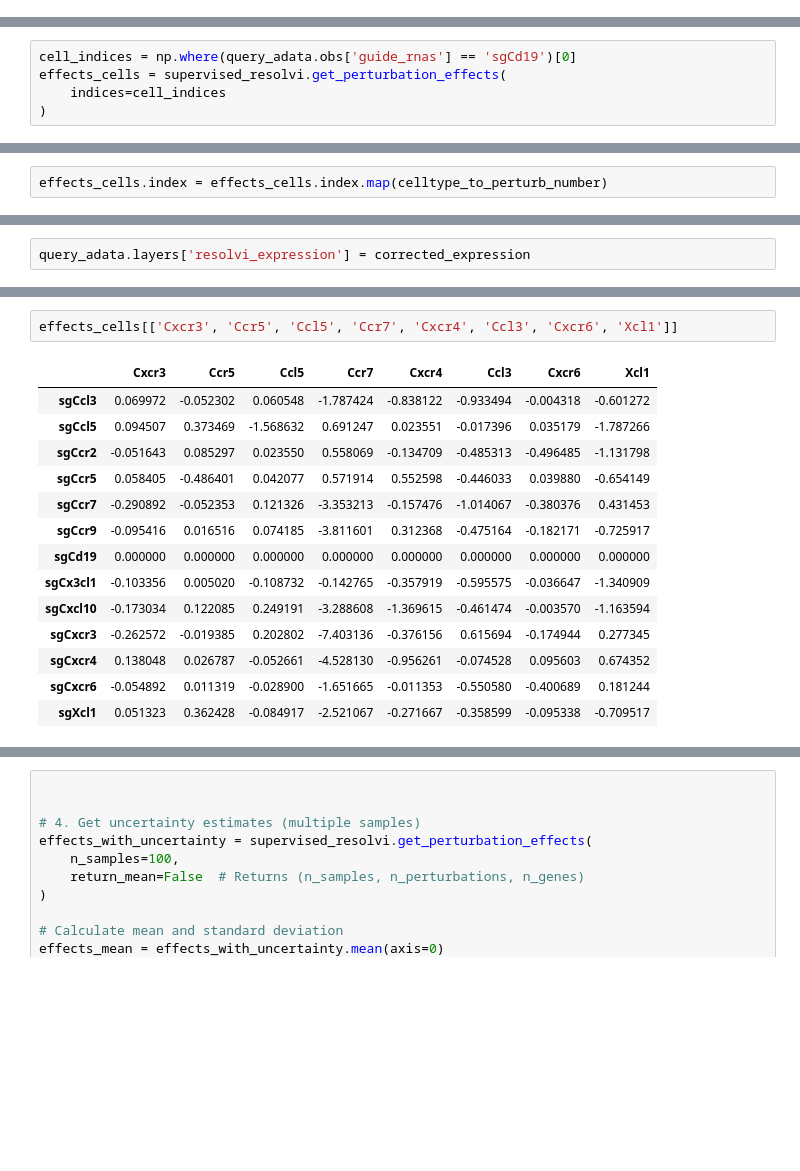
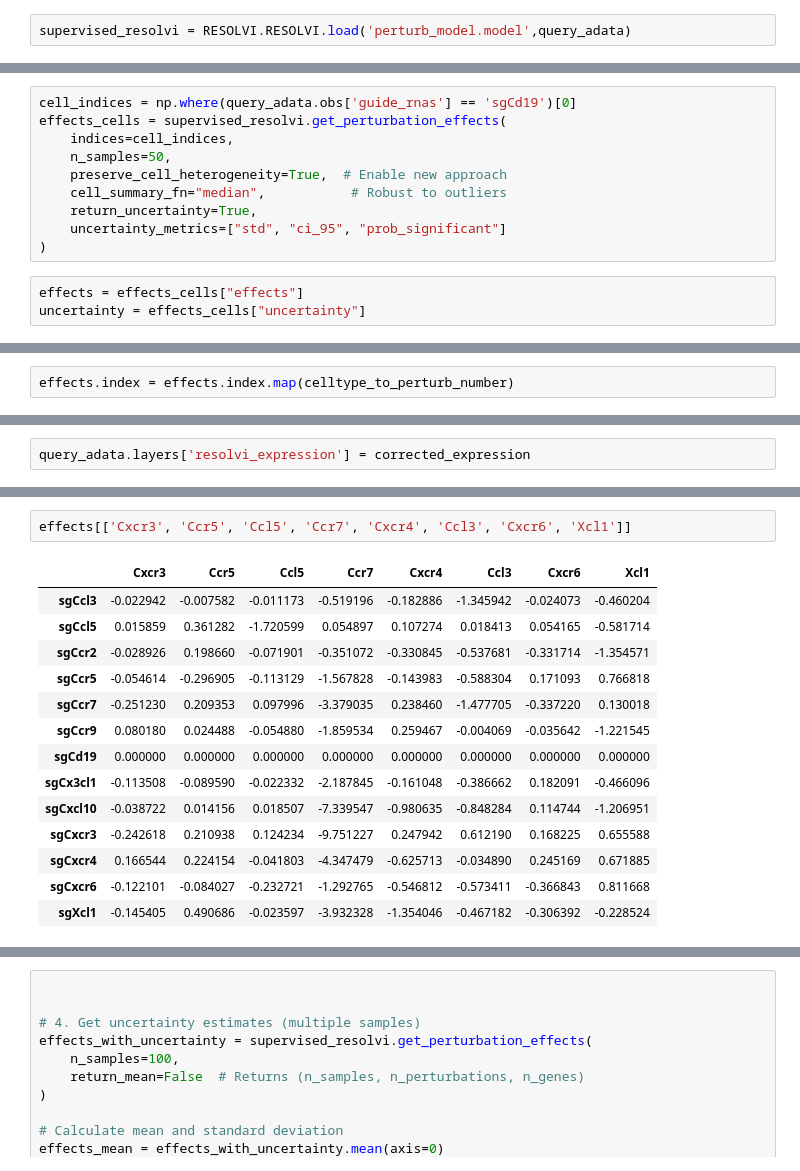
Before and after one commit to amonell/scvi-tools, a Jupyter notebook: resolve_perurb_tests/test1.ipynb, the cells around one changed output, grey strips where cells are left out. Drawn from its saved outputs; the diff is of its cells as text; blank space fills up the shorter version.

```diff
--- a/resolve_perurb_tests/test1.ipynb
+++ b/resolve_perurb_tests/test1.ipynb
@@ -71,0 +78,2 @@ Detected KeyboardInterrupt, attempting graceful shutdown ...
+# %%
+supervised_resolvi = RESOLVI.RESOLVI.load('perturb_model.model',query_adata)
@@ -74,8 +92,16 @@ celltype = 'CD8 T Cells'
 # %%
 cell_indices = np.where(query_adata.obs['guide_rnas'] == 'sgCd19')[0]
 effects_cells = supervised_resolvi.get_perturbation_effects(
-    indices=cell_indices
+    indices=cell_indices,
+    n_samples=50,
+    preserve_cell_heterogeneity=True,  # Enable new approach
+    cell_summary_fn="median",           # Robust to outliers
+    return_uncertainty=True,
+    uncertainty_metrics=["std", "ci_95", "prob_significant"]
 )
+# %%
+effects = effects_cells["effects"]
+uncertainty = effects_cells["uncertainty"]
 # %%
 df = pd.DataFrame(list(zip(query_adata.obs['guide_rnas'].values, query_adata.obsm['_scvi_extra_categorical_covs']['guide_rnas'].values)), columns = ['celltype', 'perturb_number'])
 celltype_to_perturb_number = dict(zip(df['perturb_number'], df['celltype']))
@@ -86,2 +112,2 @@ check with not just sgCD19 cells to see if the effects are correct per perturbat
 # %%
-effects_cells.index = effects_cells.index.map(celltype_to_perturb_number)
+effects.index = effects.index.map(celltype_to_perturb_number)
@@ -111,17 +147,17 @@ effects_cells[['Perturbation_0', 'Perturbation_1', 'Perturbation_2', 'Perturbati
 # %%
-effects_cells[['Cxcr3', 'Ccr5', 'Ccl5', 'Ccr7', 'Cxcr4', 'Ccl3', 'Cxcr6', 'Xcl1']]
+effects[['Cxcr3', 'Ccr5', 'Ccl5', 'Ccr7', 'Cxcr4', 'Ccl3', 'Cxcr6', 'Xcl1']]
 # %% [output]
 |  | Cxcr3 | Ccr5 | Ccl5 | Ccr7 | Cxcr4 | Ccl3 | Cxcr6 | Xcl1 |
-| sgCcl3 | 0.069972 | -0.052302 | 0.060548 | -1.787424 | -0.838122 | -0.933494 | -0.004318 | -0.601272 |
-| sgCcl5 | 0.094507 | 0.373469 | -1.568632 | 0.691247 | 0.023551 | -0.017396 | 0.035179 | -1.787266 |
-| sgCcr2 | -0.051643 | 0.085297 | 0.023550 | 0.558069 | -0.134709 | -0.485313 | -0.496485 | -1.131798 |
-| sgCcr5 | 0.058405 | -0.486401 | 0.042077 | 0.571914 | 0.552598 | -0.446033 | 0.039880 | -0.654149 |
-| sgCcr7 | -0.290892 | -0.052353 | 0.121326 | -3.353213 | -0.157476 | -1.014067 | -0.380376 | 0.431453 |
-| sgCcr9 | -0.095416 | 0.016516 | 0.074185 | -3.811601 | 0.312368 | -0.475164 | -0.182171 | -0.725917 |
+| sgCcl3 | -0.022942 | -0.007582 | -0.011173 | -0.519196 | -0.182886 | -1.345942 | -0.024073 | -0.460204 |
+| sgCcl5 | 0.015859 | 0.361282 | -1.720599 | 0.054897 | 0.107274 | 0.018413 | 0.054165 | -0.581714 |
+| sgCcr2 | -0.028926 | 0.198660 | -0.071901 | -0.351072 | -0.330845 | -0.537681 | -0.331714 | -1.354571 |
+| sgCcr5 | -0.054614 | -0.296905 | -0.113129 | -1.567828 | -0.143983 | -0.588304 | 0.171093 | 0.766818 |
+| sgCcr7 | -0.251230 | 0.209353 | 0.097996 | -3.379035 | 0.238460 | -1.477705 | -0.337220 | 0.130018 |
+| sgCcr9 | 0.080180 | 0.024488 | -0.054880 | -1.859534 | 0.259467 | -0.004069 | -0.035642 | -1.221545 |
 | sgCd19 | 0.000000 | 0.000000 | 0.000000 | 0.000000 | 0.000000 | 0.000000 | 0.000000 | 0.000000 |
-| sgCx3cl1 | -0.103356 | 0.005020 | -0.108732 | -0.142765 | -0.357919 | -0.595575 | -0.036647 | -1.340909 |
-| sgCxcl10 | -0.173034 | 0.122085 | 0.249191 | -3.288608 | -1.369615 | -0.461474 | -0.003570 | -1.163594 |
-| sgCxcr3 | -0.262572 | -0.019385 | 0.202802 | -7.403136 | -0.376156 | 0.615694 | -0.174944 | 0.277345 |
-| sgCxcr4 | 0.138048 | 0.026787 | -0.052661 | -4.528130 | -0.956261 | -0.074528 | 0.095603 | 0.674352 |
-| sgCxcr6 | -0.054892 | 0.011319 | -0.028900 | -1.651665 | -0.011353 | -0.550580 | -0.400689 | 0.181244 |
-| sgXcl1 | 0.051323 | 0.362428 | -0.084917 | -2.521067 | -0.271667 | -0.358599 | -0.095338 | -0.709517 |
+| sgCx3cl1 | -0.113508 | -0.089590 | -0.022332 | -2.187845 | -0.161048 | -0.386662 | 0.182091 | -0.466096 |
+| sgCxcl10 | -0.038722 | 0.014156 | 0.018507 | -7.339547 | -0.980635 | -0.848284 | 0.114744 | -1.206951 |
+| sgCxcr3 | -0.242618 | 0.210938 | 0.124234 | -9.751227 | 0.247942 | 0.612190 | 0.168225 | 0.655588 |
+| sgCxcr4 | 0.166544 | 0.224154 | -0.041803 | -4.347479 | -0.625713 | -0.034890 | 0.245169 | 0.671885 |
+| sgCxcr6 | -0.122101 | -0.084027 | -0.232721 | -1.292765 | -0.546812 | -0.573411 | -0.366843 | 0.811668 |
+| sgXcl1 | -0.145405 | 0.490686 | -0.023597 | -3.932328 | -1.354046 | -0.467182 | -0.306392 | -0.228524 |
```
Also changed, not shown: parts of 14 cells of this notebook, 3 other files.
